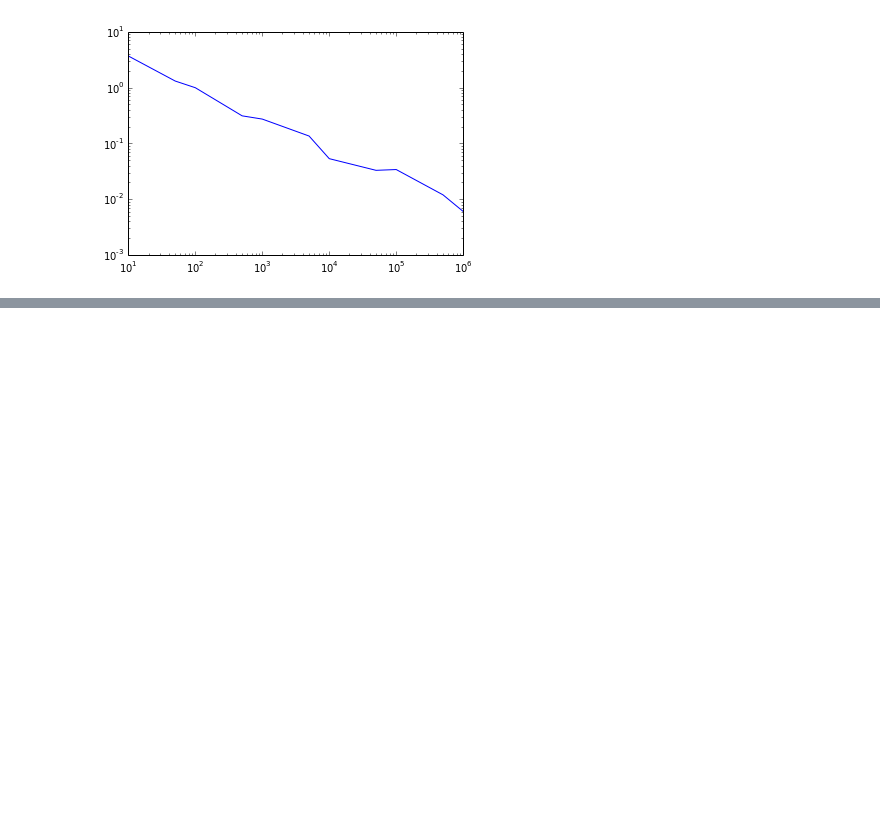
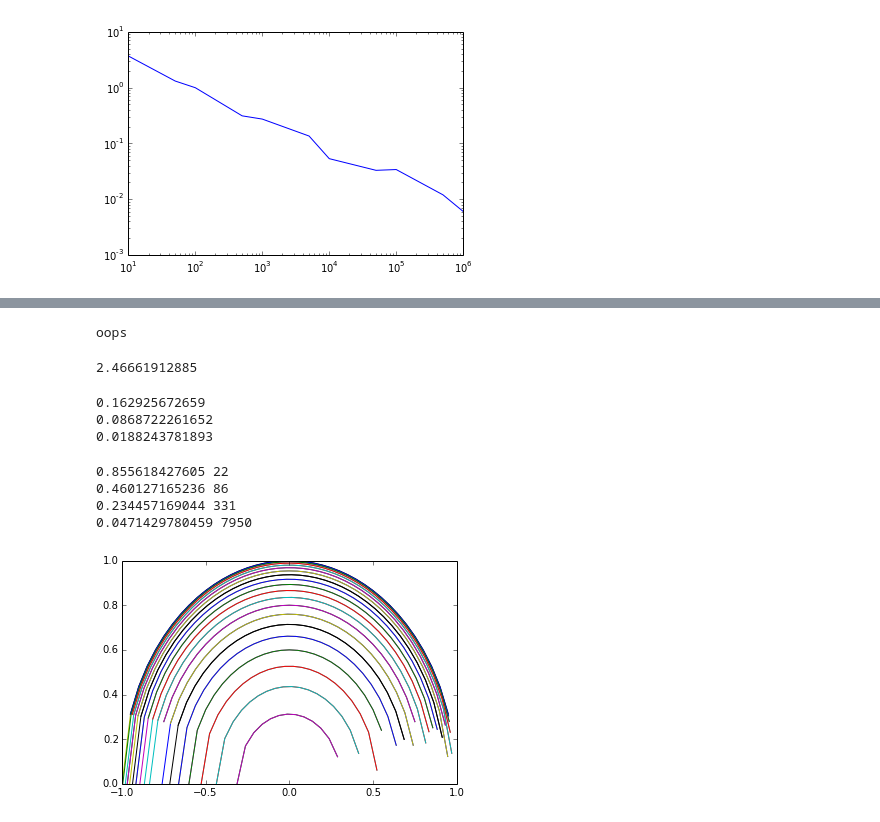
Before and after one commit to rahulporuri/num_methods_in_prog, a Jupyter notebook: additional_exercises/mcInt.ipynb, the cells around one changed output, grey strips where cells are left out. Drawn from its saved outputs; the diff is of its cells as text; code cells hidden in the pictures; blank space fills up the shorter version.

```diff
--- a/additional_exercises/mcInt.ipynb
+++ b/additional_exercises/mcInt.ipynb
@@ -112,0 +200,6 @@ plt.loglog(steps, error)
+# %%
+a = np.NaN
+if math.isnan(a):
+    print 'oops'
+# %% [output]
+oops
@@ -112,0 +208,56 @@ plt.loglog(steps, error)
+# %%
+summ = 0.
+for i in np.arange(-1,1,0.01):
+    for j in np.arange(-(1-i**2)**(1./2),(1-i**2)**(1./2),0.01):
+        for k in np.arange(-(1-i**2-j**2)**(1./2),(1-i**2-j**2)**(1./2),0.01):
+            if math.isnan((1-i**2-j**2-k**2)**(1./2)):
+                summ += 0
+            else :
+                summ += (1-i**2-j**2-k**2)**(1./2)
+print summ*(0.01)**3
+# %% [output]
+2.46661912885
+# %%
+area =0
+for h in [0.1,0.05,0.01]:
+    area =0
+    for x in np.arange(0,1,h):
+        area += (1-x**2)**(1./2)
+    print area*4.*h-np.pi
+# %% [output]
+0.162925672659
+0.0868722261652
+0.0188243781893
+# %%
+for h in [0.2,0.1,0.05,0.01]:
+    summ = 0
+    n = 0
+    for i in np.arange(0,1,h):
+        #print 'z = ', i
+        for k in np.arange(0,(1-i**2)**(1./2),h):
+            #print 'x = ', k
+            if math.isnan((1-i**2-k**2)**(1./2)):
+                summ += 0
+                n += 1
+            else :
+                summ += (1-k**2-i**2)**(1./2)*(h**2)
+                n += 1
+            #print summ
+
+    print summ*(6)-np.pi, n
+# %% [output]
+0.855618427605 22
+0.460127165236 86
+0.234457169044 331
+0.0471429780459 7950
+# %%
+alist = []
+h = 0.05
+plt.hold(True)
+for i in np.arange(-1,1,h):
+    alist = []
+    for k in np.arange(-(1-i**2)**(1./2),(1-i**2)**(1./2),h):
+        alist.append((1-k**2-i**2)**(1./2))
+    plt.plot(np.arange(-(1-i**2)**(1./2),(1-i**2)**(1./2),h),alist)
+# %% [output]
+[figure, added]
```
Also changed, not shown: parts of 11 cells of this notebook.
